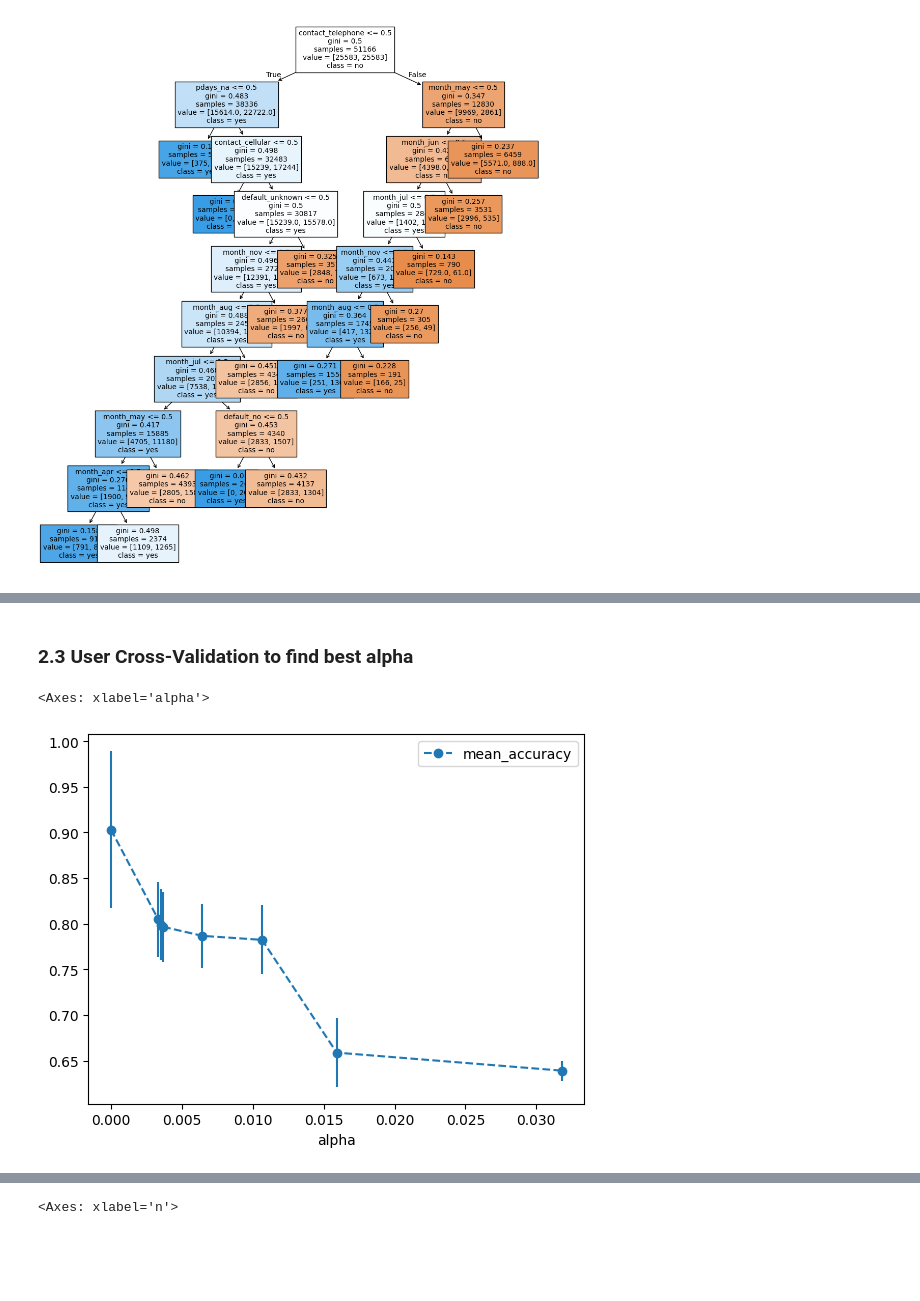
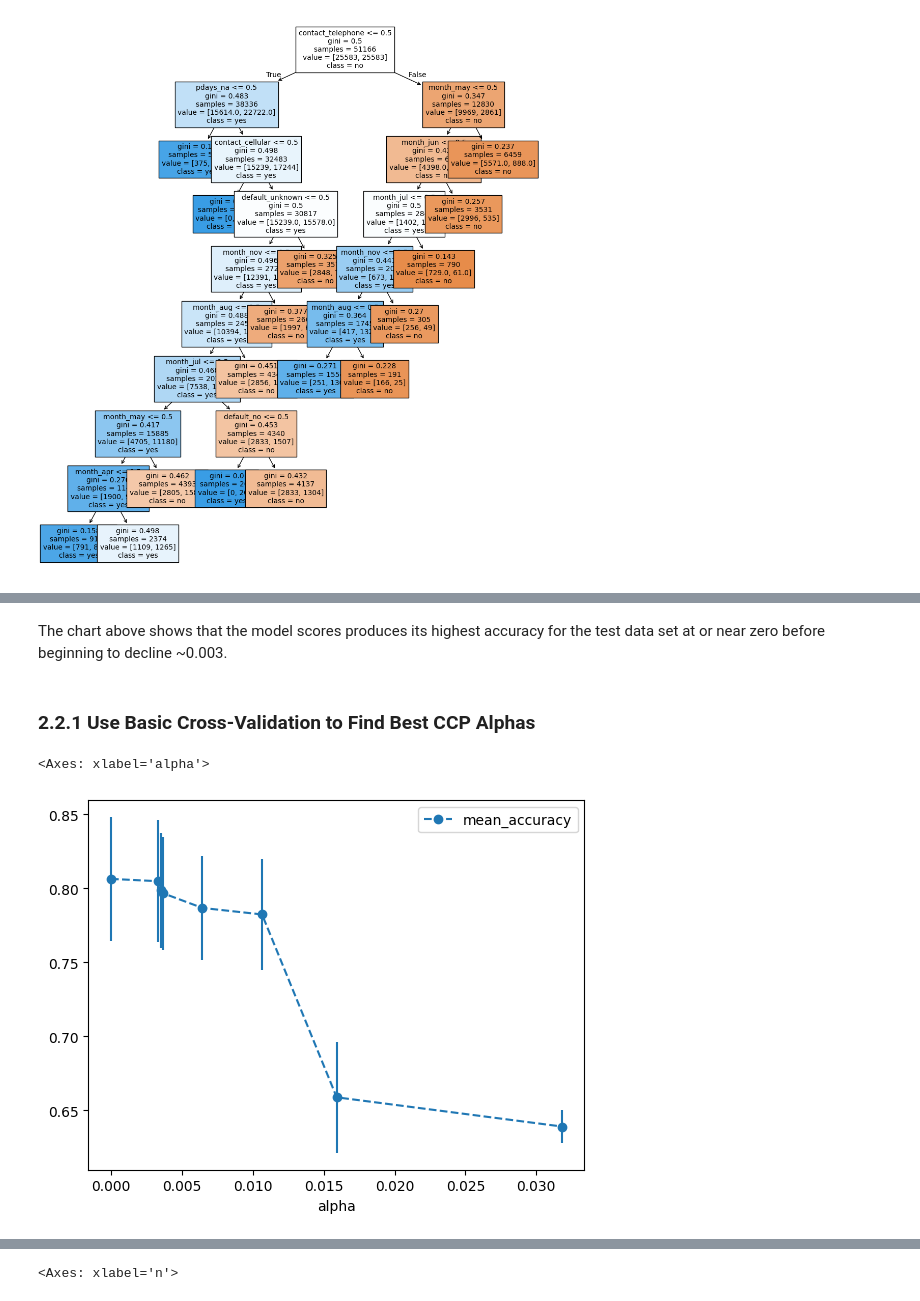
Before and after one commit to mcastro64/Data622, a Jupyter notebook: Assignment2/MC-Assignment2-Exploration-code.ipynb, the cells around one changed output, grey strips where cells are left out. Drawn from its saved outputs; the diff is of its cells as text; code cells hidden in the pictures; blank space fills up the shorter version.

Commit message:
tuned decision tree

```diff
--- a/Assignment2/MC-Assignment2-Exploration-code.ipynb
+++ b/Assignment2/MC-Assignment2-Exploration-code.ipynb
@@ -168,7 +171,5 @@ poutcome_success        0.000000
 # %%
-### 2.2 Pruning
-
-#determine values for alphas
+# determine values for all alphas from our models ccp path
 path = bank_tree.cost_complexity_pruning_path(X_train_resampled, y_train_resampled)
 ccp_alphas = path.ccp_alphas
 ccp_alphas = ccp_alphas[:-1]
@@ -177,7 +178,21 @@ clf_dts = []
 clf_alphas = []
 # create a decision tree for each alpha value
 for ccp_alpha in ccp_alphas:
-    clf_dt = DecisionTreeClassifier(random_state=0, ccp_alpha=ccp_alpha)
+    clf_dt = DecisionTreeClassifier(random_state=13, ccp_alpha=ccp_alpha, criterion='gini', min_impurity_decrease=0.003)
     clf_dt.fit(X_train_resampled, y_train_resampled)
     clf_dts.append(clf_dt)
     clf_alphas.append(ccp_alpha)
+
+train_scores = [clf_dt.score(X_train_resampled, y_train_resampled) for clf_dt in clf_dts]
+test_scores = [clf_dt.score(X_test, y_test) for clf_dt in clf_dts]
+
+
+# graph tree accuracy by ccp alpha value
+fig, ax = plt.subplots()
+ax.set_xlabel("alpha")
+ax.set_ylabel("accuracy")
+ax.set_title("Accuracy vs alpha")
+ax.plot(ccp_alphas, train_scores, marker='o', label="train", drawstyle="steps-post")
+ax.plot(ccp_alphas, test_scores, marker='o', label="test", drawstyle="steps-post")
+ax.legend()
+plt.show()
@@ -202,16 +201,20 @@ The highest value is 0.006447162970602646
 # %% [markdown]
-### 2.3 User Cross-Validation to find best alpha
+
+The chart above shows that the model scores produces its highest accuracy for the test data set at or near zero before beginning to decline ~0.003.
+# %% [markdown]
+### 2.2.1 Use Basic Cross-Validation to Find Best CCP Alphas
 # %%
+# loop through our ccp_alphas and build a decision tree for each corresponding ccp_alpha,
+# then store its  accuracy score in a lists
 alpha_loop_values = []
-
 for ccp_alpha in ccp_alphas:
-    clf_dt = DecisionTreeClassifier(random_state=0, ccp_alpha=ccp_alpha)
-    scores = cross_val_score(clf_dt, X_train_resampled, y_train_resampled, cv=10)
+    clf_dt = DecisionTreeClassifier(random_state=13, ccp_alpha=ccp_alpha, criterion='gini', min_impurity_decrease=0.003)
+    scores = cross_val_score(clf_dt, X_train_resampled, y_train_resampled, cv=5)
     alpha_loop_values.append([ccp_alpha, np.mean(scores), np.std(scores)])
 
 alpha_results = pd.DataFrame(alpha_loop_values, columns=['alpha','mean_accuracy', 'std'])
 
 alpha_results.plot(x='alpha', y='mean_accuracy', yerr='std', marker="o", linestyle='--')
 # %% [output]
 <Axes: xlabel='alpha'>
-[figure, old version]
+[figure, new version]
```
Also changed, not shown: parts of 15 cells of this notebook, 1 other file.
